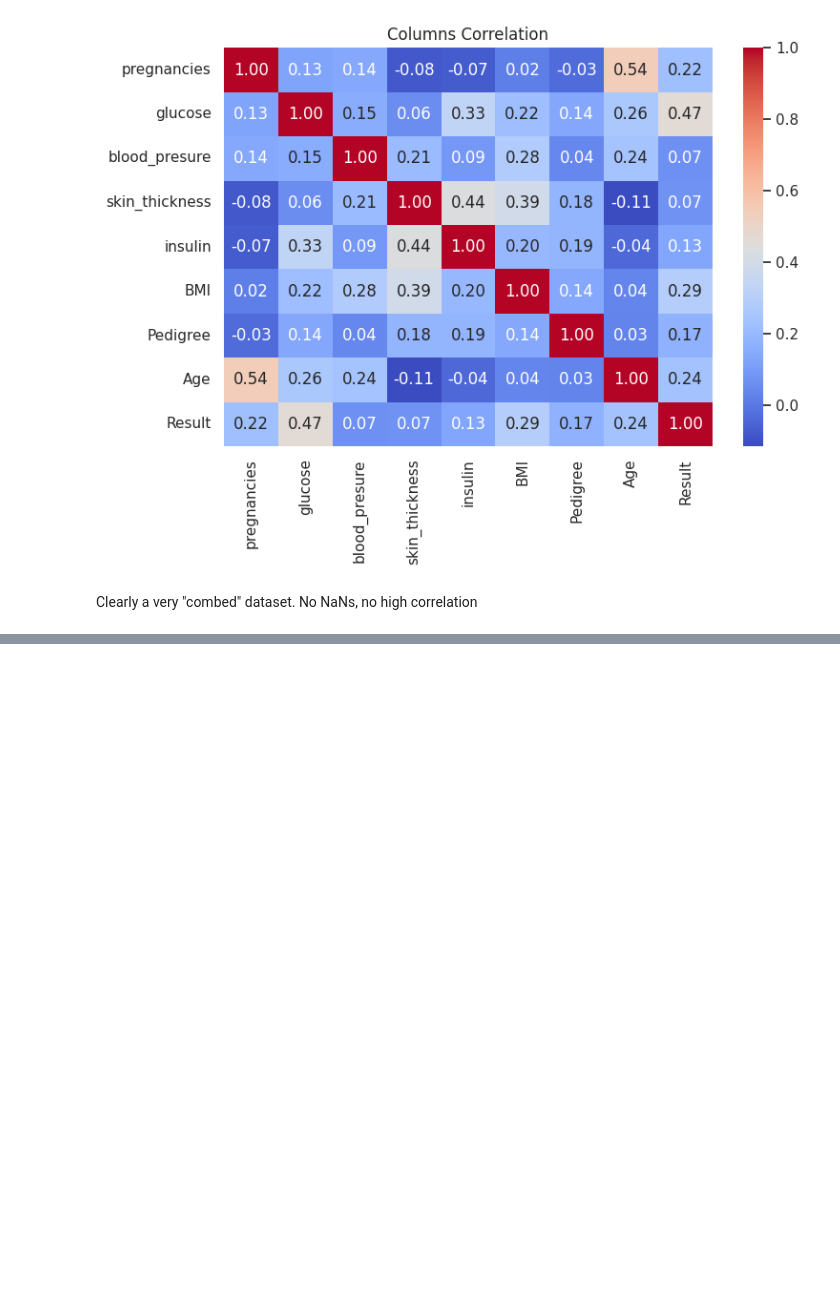
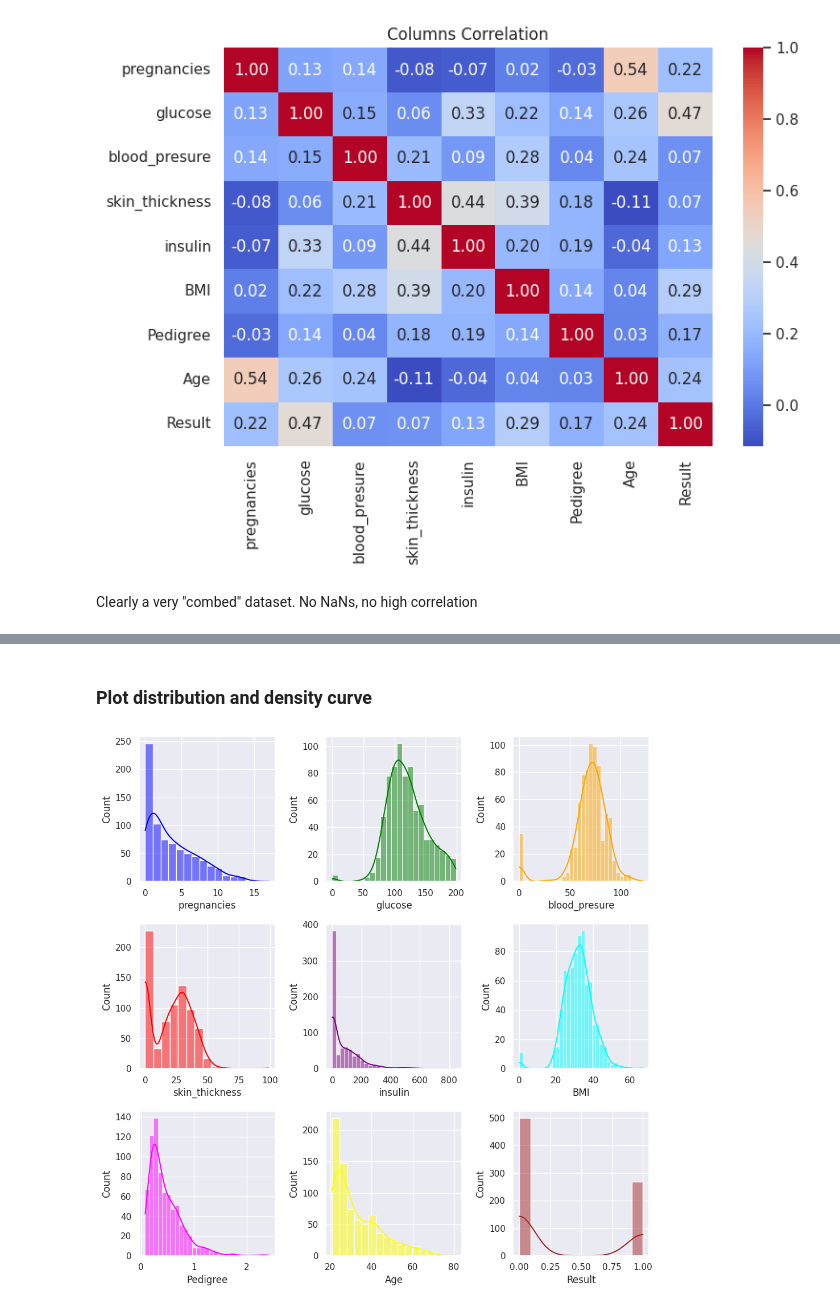
Before and after one commit to Dimildizio/DArc_course, a Jupyter notebook: EDA/PimaKaggle/Pima_indians_kaggle.ipynb, the cells around one changed output, grey strips where cells are left out. Cells and saved outputs as stored; diff of their text form; code cells hidden in the pictures; blank space fills up the shorter version.

```diff
--- a/EDA/PimaKaggle/Pima_indians_kaggle.ipynb
+++ b/EDA/PimaKaggle/Pima_indians_kaggle.ipynb
@@ -105,0 +118,16 @@ Clearly a very "combed" dataset. No NaNs, no high correlation
+# %% [markdown]
+### Plot distribution and density curve
+# %%
+n = 3
+fig, axes = plt.subplots(n, n, figsize=(10,10))
+colors = ['blue', 'green', 'orange', 'red', 'purple', 'cyan', 'magenta', 'yellow', 'brown']
+
+for num, column in enumerate(data.columns):
+  row = num // n
+  col = num % n
+  ax = axes[row, col]
+  sns.histplot(data[column], kde=True, color=colors[num], ax=ax)
+plt.tight_layout()
+plt.show()
+# %% [output]
+[figure, added]
```
Also changed, not shown: parts of 8 cells of this notebook.
